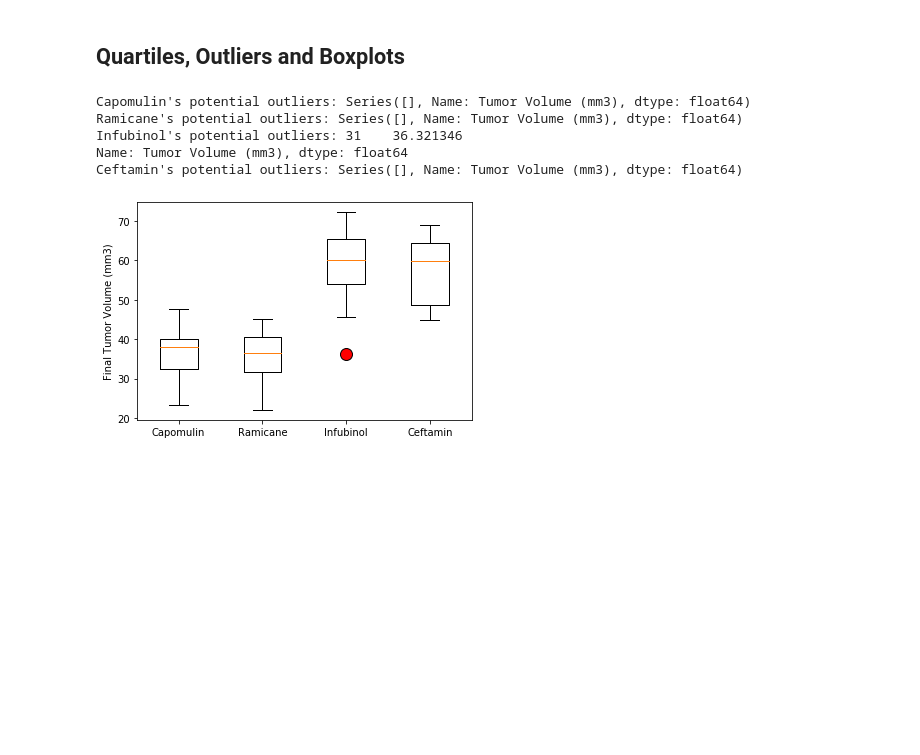
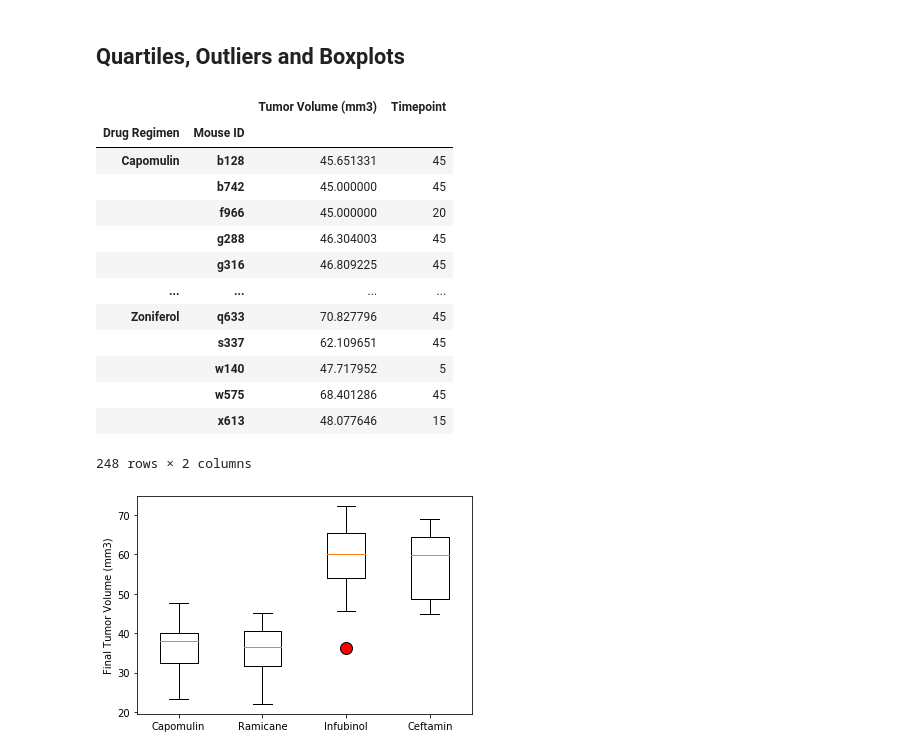
Before and after one commit to VincentGordon-Data-Analyst/matplotlib-challenge, a Jupyter notebook: Pymaceuticals/pymaceuticals_starter.ipynb, the cells around one changed output. Cells and saved outputs as stored; diff of their text form; code cells hidden in the pictures; blank space fills up the shorter version.

Commit message:
Grouped data for four treatments

```diff
--- a/Pymaceuticals/pymaceuticals_starter.ipynb
+++ b/Pymaceuticals/pymaceuticals_starter.ipynb
@@ -197,34 +197,40 @@ plt.show()
 # %%
 # Calculate the final tumor volume of each mouse across four of the treatment regimens:
 # Capomulin, Ramicane, Infubinol, and Ceftamin
-
-# Start by getting the last (greatest) timepoint for each mouse
-
-
+# 1. CREATE A DATAFRAME THAT HAS ONLY COLUMNS OF CONCERN
+sub_df = clean_df[['Drug Regimen', 'Mouse ID', 'Tumor Volume (mm3)', 'Timepoint']]
+# 2. GROUPBY MOUSE ID WITH REFERENCE TO THE MAX TIMEPONT AND TUMOR VOLUME
+grouped_df = sub_df.groupby(['Drug Regimen', 'Mouse ID'])[['Tumor Volume (mm3)', 'Timepoint']].max()
+grouped_df
 # Merge this group df with the original DataFrame to get the tumor volume at the last timepoint
+# %% [output]
+|  |  | Tumor Volume (mm3) | Timepoint |
+| Drug Regimen | Mouse ID |  |  |
+| Capomulin | b128 | 45.651331 | 45 |
+|  | b742 | 45.000000 | 45 |
+|  | f966 | 45.000000 | 20 |
+|  | g288 | 46.304003 | 45 |
+|  | g316 | 46.809225 | 45 |
+| ... | ... | ... | ... |
+| Zoniferol | q633 | 70.827796 | 45 |
+|  | s337 | 62.109651 | 45 |
+|  | w140 | 47.717952 | 5 |
+|  | w575 | 68.401286 | 45 |
+|  | x613 | 48.077646 | 15 |
+248 rows × 2 columns
 # %%
 # Put treatments into a list for for loop (and later for plot labels)
+drug_names = ['Capomulin', 'Ramicane', 'Infubinol', 'Ceftamin']
+
+# Create empty list to fill with tumor vol data (for plotting)
+tumor_vol_data = []
+# Calculate the IQR and quantitatively determine if there are any potential outliers.
+# Locate the rows which contain mice on each drug and get the tumor volumes
+
+# add subset
 
 
-# Create empty list to fill with tumor vol data (for plotting)
-
-
-# Calculate the IQR and quantitatively determine if there are any potential outliers.
-
-
-    # Locate the rows which contain mice on each drug and get the tumor volumes
-
-
-    # add subset
-
-
-    # Determine outliers using upper and lower bounds
+# Determine outliers using upper and lower bounds
-# %% [output]
-Capomulin's potential outliers: Series([], Name: Tumor Volume (mm3), dtype: float64)
-Ramicane's potential outliers: Series([], Name: Tumor Volume (mm3), dtype: float64)
-Infubinol's potential outliers: 31    36.321346
-Name: Tumor Volume (mm3), dtype: float64
-Ceftamin's potential outliers: Series([], Name: Tumor Volume (mm3), dtype: float64)
 # %%
 # Generate a box plot that shows the distrubution of the tumor volume for each treatment group.
 # %% [output]
```
